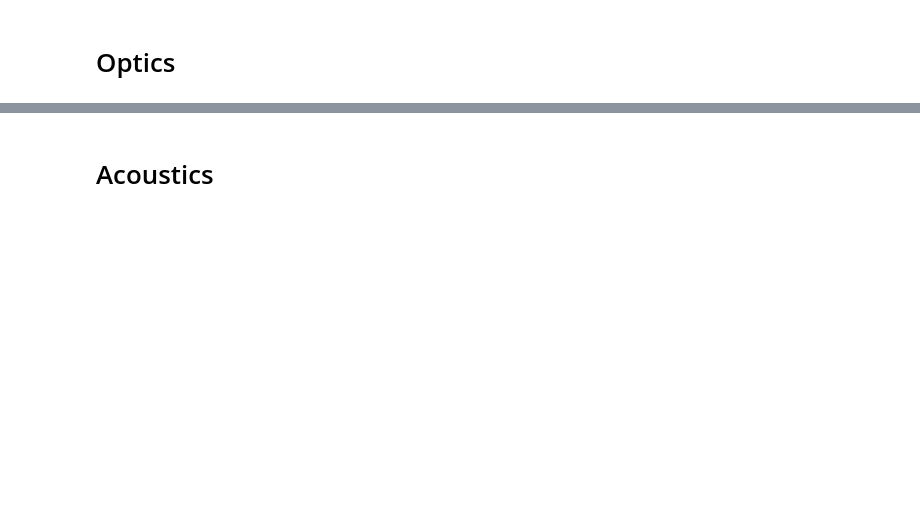
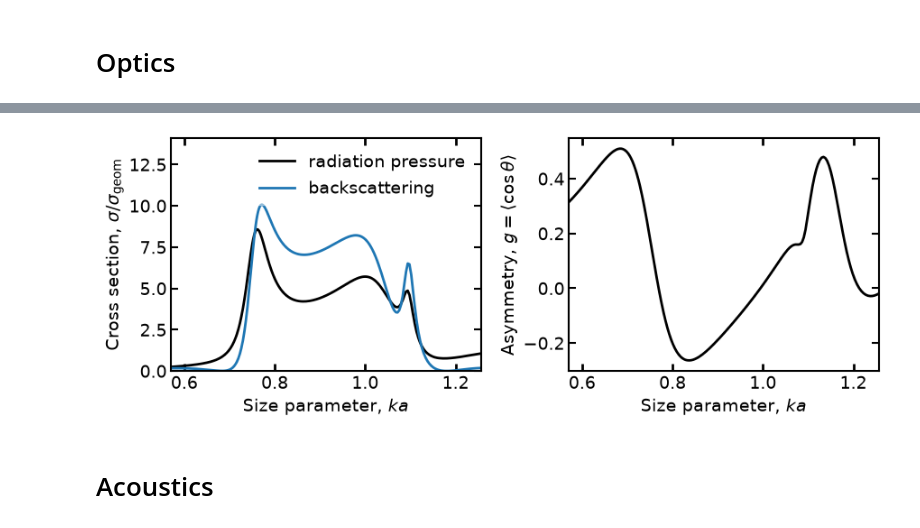
Before and after one commit to toftul/mielib, a Jupyter notebook: examples/cross_sections.ipynb, the cells around one changed output, grey strips where cells are left out. Cells and saved outputs as stored; diff of their text form; code cells hidden in the pictures; blank space fills up the shorter version.

```diff
--- a/examples/cross_sections.ipynb
+++ b/examples/cross_sections.ipynb
@@ -68,3 +55,22 @@ plt.show()
+# %%
+fig, (ax1, ax2) = plt.subplots(1, 2, figsize=(9, 3.5))
+
+ax1.plot(k*a, q.pr, c='k', label='radiation pressure')
+ax1.plot(k*a, q.back, label='backscattering')
+# room for the legend at the top
+ax1.set_ylim(0, 1.4 * max(q.pr.max(), q.back.max()))
+ax1.set_xlabel('Size parameter, $ka$')
+ax1.set_ylabel(r'Cross section, $\sigma/\sigma_{\mathrm{geom}}$')
+ax1.legend(loc='upper right')
+
+ax2.plot(k*a, q.g, c='k')
+ax2.set_xlabel('Size parameter, $ka$')
+ax2.set_ylabel(r'Asymmetry, $g = \langle \cos\theta \rangle$')
+
+plt.tight_layout()
+plt.show()
+# %% [output]
+[figure, added]
 # %% [markdown]
 # Acoustics
 # %%
```
Also changed, not shown: parts of 5 cells of this notebook, 1 other file.
